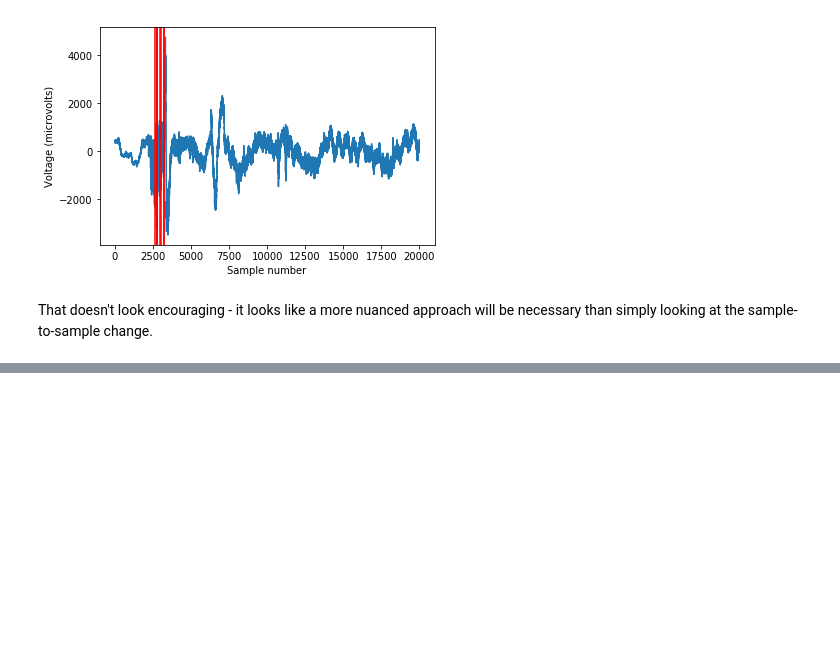
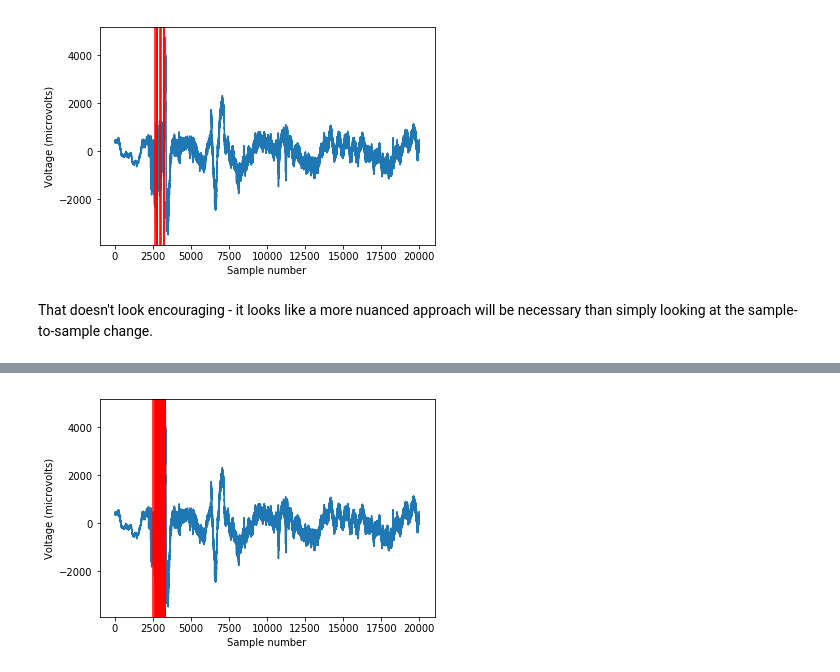
Before and after one commit to mwootten/snn-seizure-prediction, a Jupyter notebook: explorations/GradientPreprocessing.ipynb, the cells around one changed output, grey strips where cells are left out. Cells and saved outputs as stored; diff of their text form; code cells hidden in the pictures; blank space fills up the shorter version.

```diff
--- a/explorations/GradientPreprocessing.ipynb
+++ b/explorations/GradientPreprocessing.ipynb
@@ -89,0 +150,16 @@ That doesn't look encouraging - it looks like a more nuanced approach will be ne
+# %%
+def plot_scenario(distance, minimum, maximum):
+    diff = np.array(smoother_differences(distance))
+    trigger_times = values_between(diff, minimum, maximum)
+    x = np.arange(0, 20000, 1)
+    y = initial_snippet
+    plt.plot(x, y)
+    for t in trigger_times:
+        plt.axvline(x=t, color="red")
+    plt.xlabel('Sample number')
+    plt.ylabel('Voltage (microvolts)')
+    plt.show()
+# %%
+plot_scenario(distance=50, minimum=1500, maximum=9000000)
+# %% [output]
+[figure, added]
```
Also changed, not shown: parts of 19 cells of this notebook, 3 other files.
